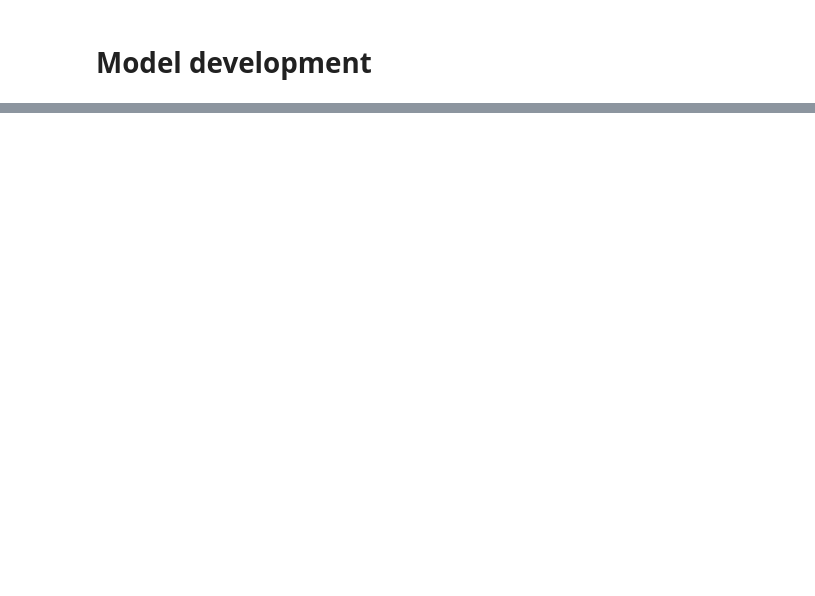
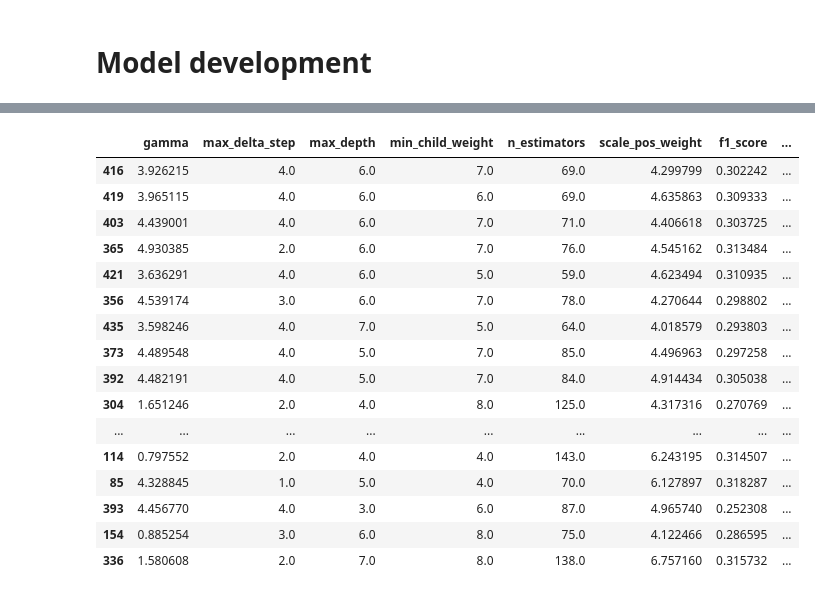
Before and after one commit to DomStan/stonk-rank, a Jupyter notebook: stonks_notebook.ipynb, the cells around one changed output, grey strips where cells are left out. Cells and saved outputs as stored; diff of their text form; code cells hidden in the pictures; blank space fills up the shorter version.

```diff
--- a/stonks_notebook.ipynb
+++ b/stonks_notebook.ipynb
@@ -518,4 +591,22 @@ print(clf.feature_importances_)
 # %%
-df_trials = pd.read_csv("data/last-residual-cutoff-check-2.5#13.csv")
+df_trials = pd.read_csv("data/experiments/new_dataset_test#3.csv")
 df_trials.sort_values("ap", ascending=False).head(50)
+# %% [output]
+|  | gamma | max_delta_step | max_depth | min_child_weight | n_estimators | scale_pos_weight | f1_score | ... |
+| 416 | 3.926215 | 4.0 | 6.0 | 7.0 | 69.0 | 4.299799 | 0.302242 | ... |
+| 419 | 3.965115 | 4.0 | 6.0 | 6.0 | 69.0 | 4.635863 | 0.309333 | ... |
+| 403 | 4.439001 | 4.0 | 6.0 | 7.0 | 71.0 | 4.406618 | 0.303725 | ... |
+| 365 | 4.930385 | 2.0 | 6.0 | 7.0 | 76.0 | 4.545162 | 0.313484 | ... |
+| 421 | 3.636291 | 4.0 | 6.0 | 5.0 | 59.0 | 4.623494 | 0.310935 | ... |
+| 356 | 4.539174 | 3.0 | 6.0 | 7.0 | 78.0 | 4.270644 | 0.298802 | ... |
+| 435 | 3.598246 | 4.0 | 7.0 | 5.0 | 64.0 | 4.018579 | 0.293803 | ... |
+| 373 | 4.489548 | 4.0 | 5.0 | 7.0 | 85.0 | 4.496963 | 0.297258 | ... |
+| 392 | 4.482191 | 4.0 | 5.0 | 7.0 | 84.0 | 4.914434 | 0.305038 | ... |
+| 304 | 1.651246 | 2.0 | 4.0 | 8.0 | 125.0 | 4.317316 | 0.270769 | ... |
+| ... | ... | ... | ... | ... | ... | ... | ... | ... |
+| 114 | 0.797552 | 2.0 | 4.0 | 4.0 | 143.0 | 6.243195 | 0.314507 | ... |
+| 85 | 4.328845 | 1.0 | 5.0 | 4.0 | 70.0 | 6.127897 | 0.318287 | ... |
+| 393 | 4.456770 | 4.0 | 3.0 | 6.0 | 87.0 | 4.965740 | 0.252308 | ... |
+| 154 | 0.885254 | 3.0 | 6.0 | 8.0 | 75.0 | 4.122466 | 0.286595 | ... |
+| 336 | 1.580608 | 2.0 | 7.0 | 8.0 | 138.0 | 6.757160 | 0.315732 | ... |
 # %%
```
Also changed, not shown: parts of 14 cells of this notebook, 4 other files.
